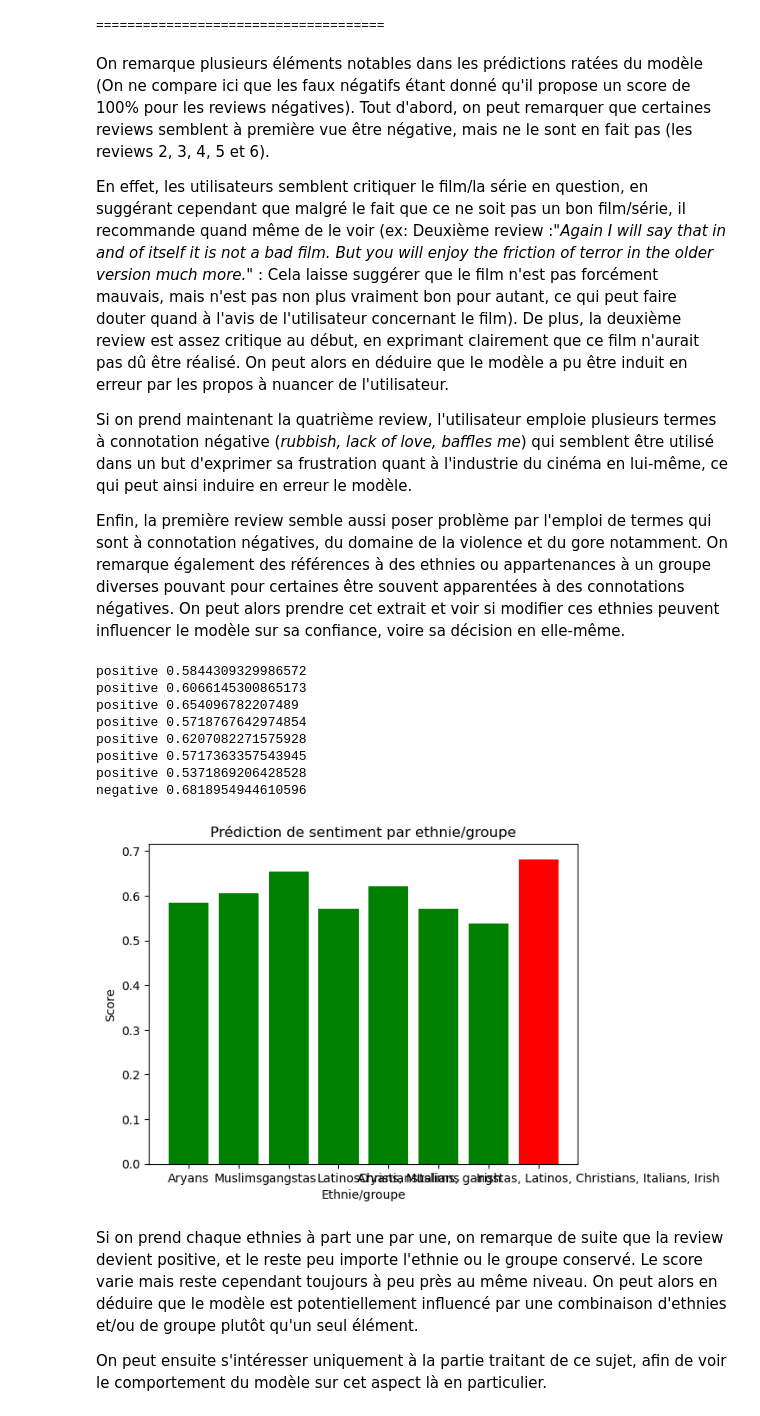
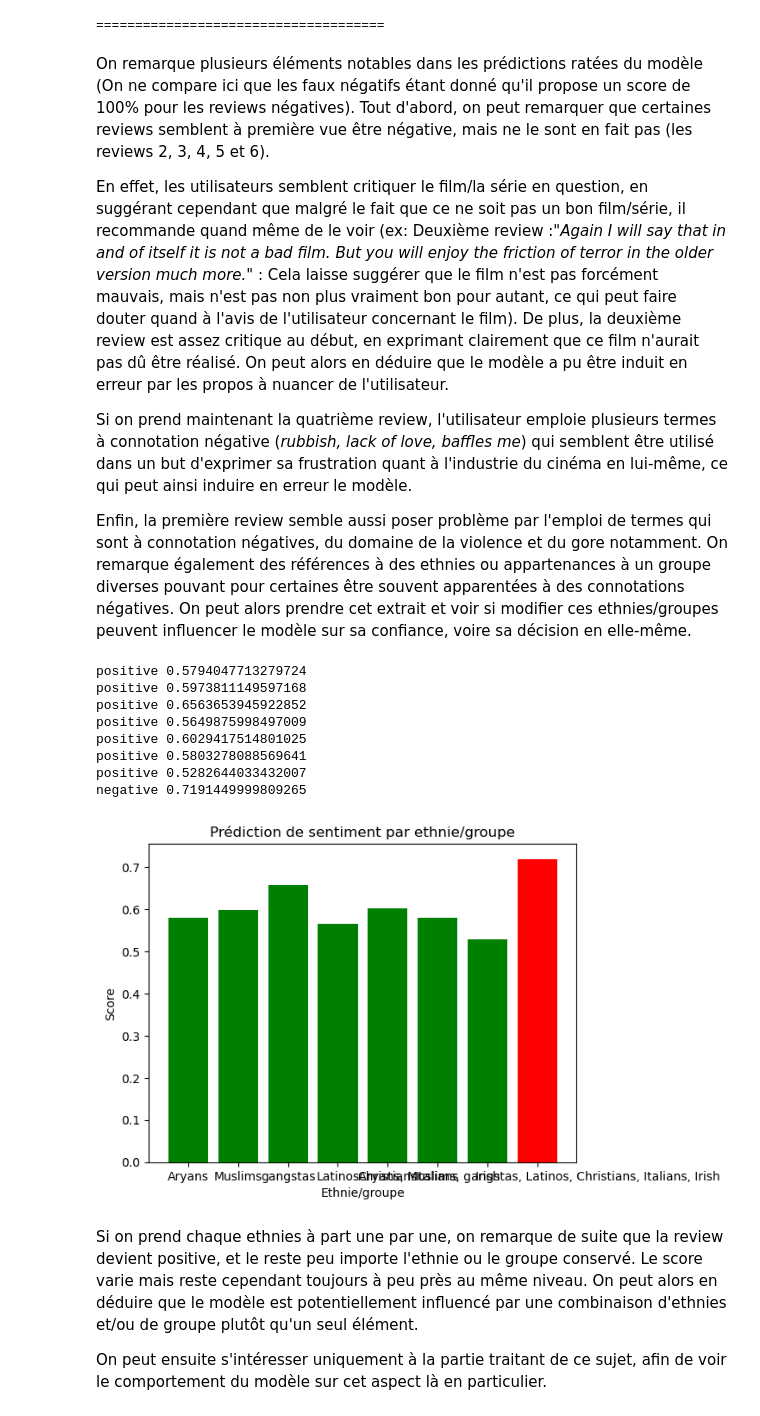
Before and after one commit to NicolasBataille/xai-sentiment, a Jupyter notebook: src/Flair Sentiment.ipynb, the cells around one changed output. Cells and saved outputs as stored; diff of their text form; code cells hidden in the pictures.

Commit message:
Added more infos about combinations of ethnicities and groups

```diff
--- a/src/Flair Sentiment.ipynb
+++ b/src/Flair Sentiment.ipynb
@@ -164,39 +133,39 @@ En effet, les utilisateurs semblent critiquer le film/la série en question, en
 
 Si on prend maintenant la quatrième review, l'utilisateur emploie plusieurs termes à connotation négative (*rubbish, lack of love, baffles me*) qui semblent être utilisé dans un but d'exprimer sa frustration quant à l'industrie du cinéma en lui-même, ce qui peut ainsi induire en erreur le modèle.
 
-Enfin, la première review semble aussi poser problème par l'emploi de termes qui sont à connotation négatives, du domaine de la violence et du gore notamment. On remarque également des références à des ethnies ou appartenances à un groupe diverses pouvant pour certaines être souvent apparentées à des connotations négatives. On peut alors prendre cet extrait et voir si modifier ces ethnies peuvent influencer le modèle sur sa confiance, voire sa décision en elle-même.
+Enfin, la première review semble aussi poser problème par l'emploi de termes qui sont à connotation négatives, du domaine de la violence et du gore notamment. On remarque également des références à des ethnies ou appartenances à un groupe diverses pouvant pour certaines être souvent apparentées à des connotations négatives. On peut alors prendre cet extrait et voir si modifier ces ethnies/groupes peuvent influencer le modèle sur sa confiance, voire sa décision en elle-même.
 # %%
 review_start = "One of the other reviewers has mentioned that after watching just 1 Oz episode you'll be hooked. They are right, as this is exactly what happened with me. The first thing that struck me about Oz was its brutality and unflinching scenes of violence, which set in right from the word GO. Trust me, this is not a show for the faint hearted or timid. This show pulls no punches with regards to drugs, sex or violence. Its is hardcore, in the classic use of the word. It is called OZ as that is the nickname given to the Oswald Maximum Security State Penitentary. It focuses mainly on Emerald City, an experimental section of the prison where all the cells have glass fronts and face inwards, so privacy is not high on the agenda. Em City is home to many.."
-review_end = "and more....so scuffles, death stares, dodgy dealings and shady agreements are never far away. I would say the main appeal of the show is due to the fact that it goes where other shows wouldn't dare. Forget pretty pictures painted for mainstream audiences, forget charm, forget romance...OZ doesn't mess around. The first episode I ever saw struck me as so nasty it was surreal, I couldn't say I was ready for it, but as I watched more, I developed a taste for Oz, and got accustomed to the high levels of graphic violence. Not just violence, but injustice (crooked guards who'll be sold out for a nickel, inmates who'll kill on order and get away with it, well mannered, middle class inmates being turned into prison bitches due to their lack of street skills or prison experience) Watching Oz, you may become comfortable with what is uncomfortable viewing....thats if you can get in touch with your darker side."
-ethnics = ["Aryans", "Muslims", "gangstas", "Latinos", "Christians", "Italians", "Irish", "Aryans, Muslims, gangstas, Latinos, Christians, Italians, Irish"]
+review_end = " and more....so scuffles, death stares, dodgy dealings and shady agreements are never far away. I would say the main appeal of the show is due to the fact that it goes where other shows wouldn't dare. Forget pretty pictures painted for mainstream audiences, forget charm, forget romance...OZ doesn't mess around. The first episode I ever saw struck me as so nasty it was surreal, I couldn't say I was ready for it, but as I watched more, I developed a taste for Oz, and got accustomed to the high levels of graphic violence. Not just violence, but injustice (crooked guards who'll be sold out for a nickel, inmates who'll kill on order and get away with it, well mannered, middle class inmates being turned into prison bitches due to their lack of street skills or prison experience) Watching Oz, you may become comfortable with what is uncomfortable viewing....thats if you can get in touch with your darker side."
+ethnics = ["Aryans", "Muslims", "gangstas", "Latinos", "Christians", "Italians", "Irish", " Aryans, Muslims, gangstas, Latinos, Christians, Italians, Irish"]
 
 predictions = []
 scores = []
 for ethnicity in ethnics:
     review = review_start + ethnicity + review_end
     prediction = Sentence(review)
     tagger.predict(prediction)
     predictions.append(prediction.labels[0].value.lower())
     scores.append(prediction.labels[0].score)
     print(prediction.labels[0].value.lower(), prediction.labels[0].score)
 
 colors = ['green' if pred == 'positive' else 'red' for pred in predictions]
 
 plt.bar(ethnics, scores, color=colors)
 plt.xlabel('Ethnie/groupe')
 plt.ylabel('Score')
 plt.title('Prédiction de sentiment par ethnie/groupe')
 plt.show()
 # %% [output]
-positive 0.5844309329986572
-positive 0.6066145300865173
-positive 0.654096782207489
-positive 0.5718767642974854
-positive 0.6207082271575928
-positive 0.5717363357543945
-positive 0.5371869206428528
-negative 0.6818954944610596
+positive 0.5794047713279724
+positive 0.5973811149597168
+positive 0.6563653945922852
+positive 0.5649875998497009
+positive 0.6029417514801025
+positive 0.5803278088569641
+positive 0.5282644033432007
+negative 0.7191449999809265
-[figure, old version]
+[figure, new version]
 # %% [markdown]
 Si on prend chaque ethnies à part une par une, on remarque de suite que la review devient positive, et le reste peu importe l'ethnie ou le groupe conservé. Le score varie mais reste cependant toujours à peu près au même niveau. On peut alors en déduire que le modèle est potentiellement influencé par une combinaison d'ethnies et/ou de groupe plutôt qu'un seul élément.
 
```
Also changed, not shown: parts of 9 cells of this notebook.
